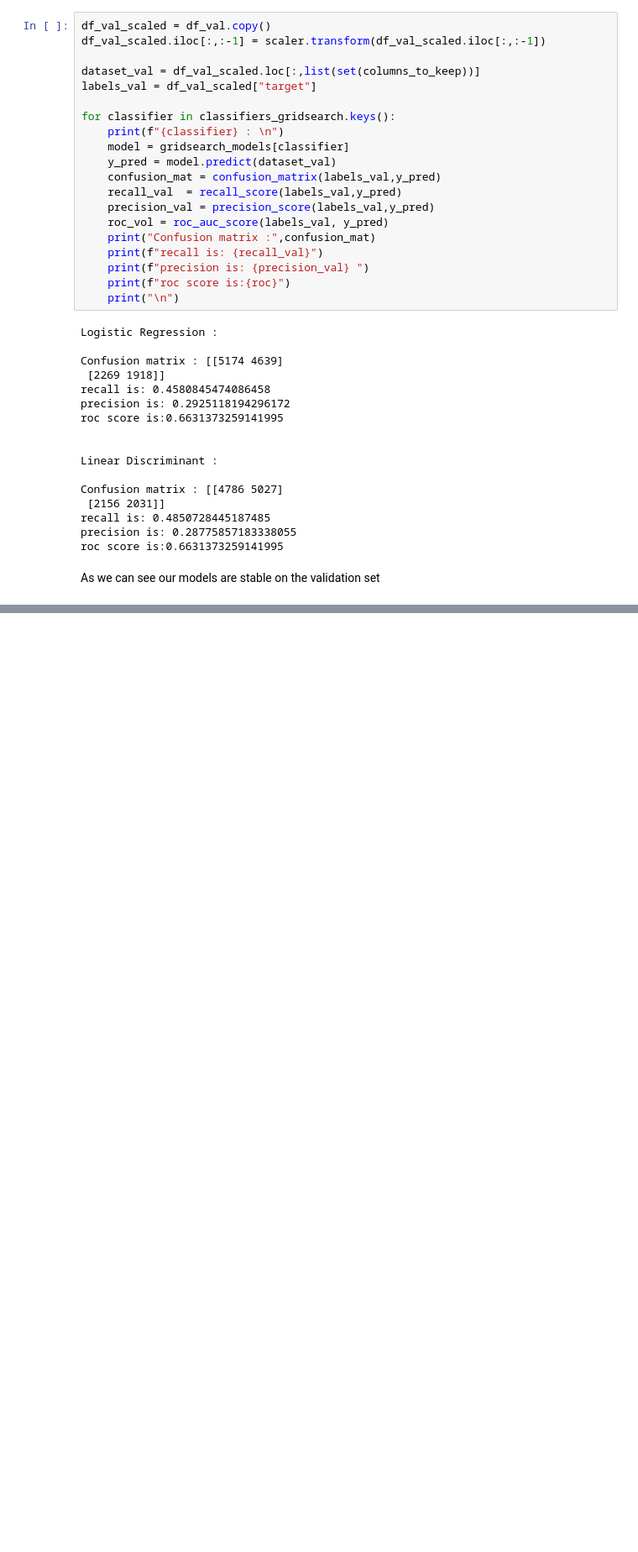
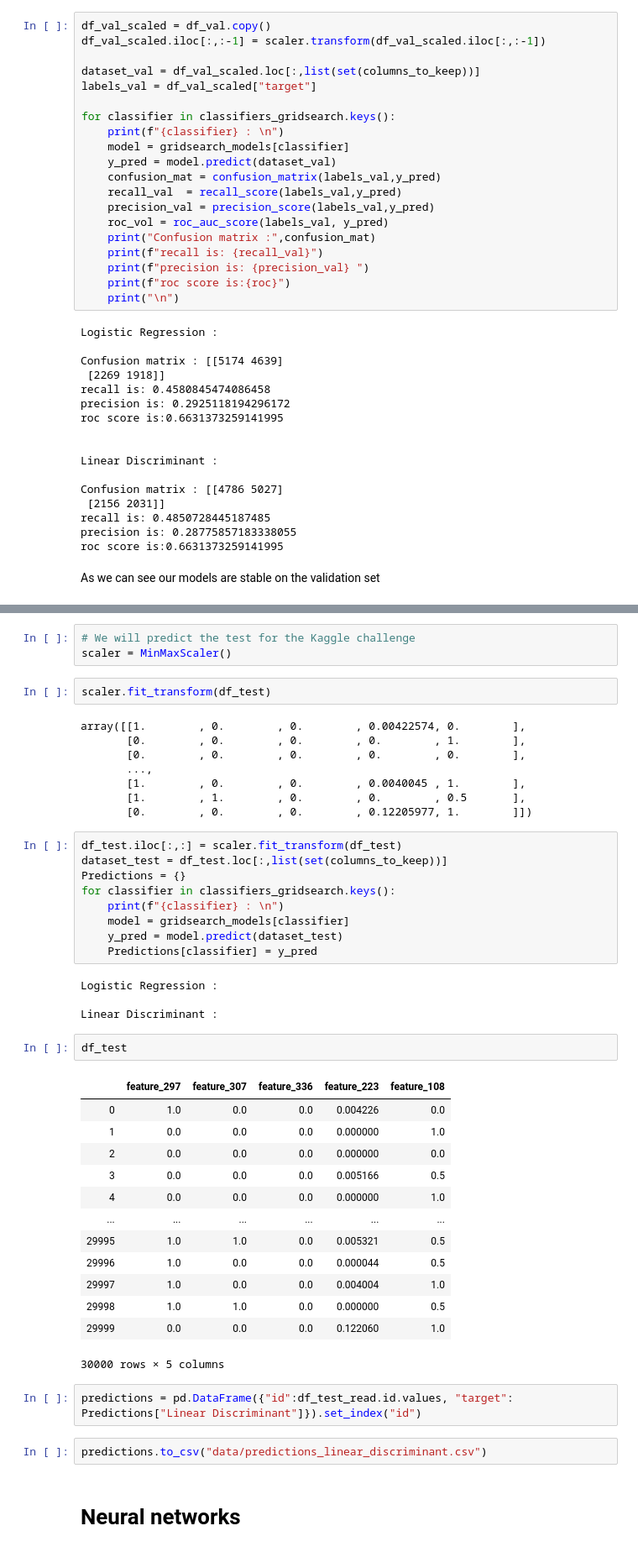
Before and after one commit to ilyasssed/Netflix-Appetency, a Jupyter notebook: Classification.ipynb, the cells around one changed output, grey strips where cells are left out. Shown at 84% size. Cells and saved outputs as stored; diff of their text form; blank space fills up the shorter version.

```diff
--- a/Classification.ipynb
+++ b/Classification.ipynb
@@ -718,0 +757,48 @@ As we can see our models are stable on the validation set
+# %%
+# We will predict the test for the Kaggle challenge
+scaler = MinMaxScaler()
+# %%
+scaler.fit_transform(df_test)
+# %% [output]
+array([[1.        , 0.        , 0.        , 0.00422574, 0.        ],
+       [0.        , 0.        , 0.        , 0.        , 1.        ],
+       [0.        , 0.        , 0.        , 0.        , 0.        ],
+       ...,
+       [1.        , 0.        , 0.        , 0.0040045 , 1.        ],
+       [1.        , 1.        , 0.        , 0.        , 0.5       ],
+       [0.        , 0.        , 0.        , 0.12205977, 1.        ]])
+# %%
+df_test.iloc[:,:] = scaler.fit_transform(df_test)
+dataset_test = df_test.loc[:,list(set(columns_to_keep))]
+Predictions = {}
+for classifier in classifiers_gridsearch.keys():
+    print(f"{classifier} : \n")
+    model = gridsearch_models[classifier]
+    y_pred = model.predict(dataset_test)
+    Predictions[classifier] = y_pred
+# %% [output]
+Logistic Regression :
+
+Linear Discriminant :
+# %%
+df_test
+# %% [output]
+|  | feature_297 | feature_307 | feature_336 | feature_223 | feature_108 |
+| 0 | 1.0 | 0.0 | 0.0 | 0.004226 | 0.0 |
+| 1 | 0.0 | 0.0 | 0.0 | 0.000000 | 1.0 |
+| 2 | 0.0 | 0.0 | 0.0 | 0.000000 | 0.0 |
+| 3 | 0.0 | 0.0 | 0.0 | 0.005166 | 0.5 |
+| 4 | 0.0 | 0.0 | 0.0 | 0.000000 | 1.0 |
+| ... | ... | ... | ... | ... | ... |
+| 29995 | 1.0 | 1.0 | 0.0 | 0.005321 | 0.5 |
+| 29996 | 1.0 | 0.0 | 0.0 | 0.000044 | 0.5 |
+| 29997 | 1.0 | 0.0 | 0.0 | 0.004004 | 1.0 |
+| 29998 | 1.0 | 1.0 | 0.0 | 0.000000 | 0.5 |
+| 29999 | 0.0 | 0.0 | 0.0 | 0.122060 | 1.0 |
+30000 rows × 5 columns
+# %%
+predictions = pd.DataFrame({"id":df_test_read.id.values, "target": Predictions["Linear Discriminant"]}).set_index("id")
+# %%
+predictions.to_csv("data/predictions_linear_discriminant.csv")
+# %% [markdown]
+# Neural networks
```
Also changed, not shown: parts of 25 cells of this notebook.
